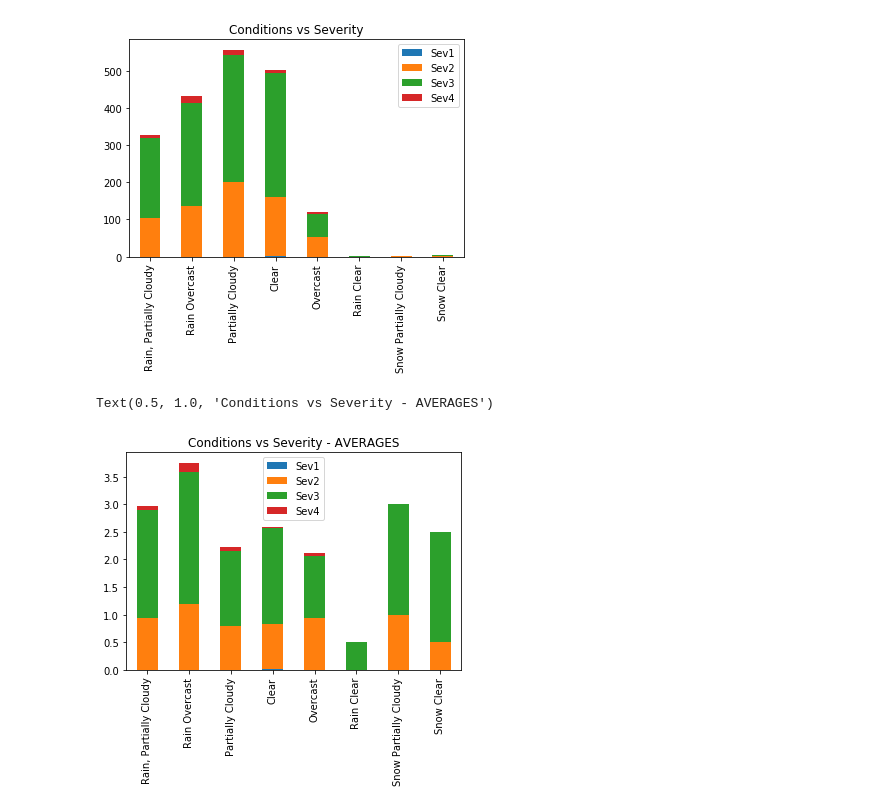
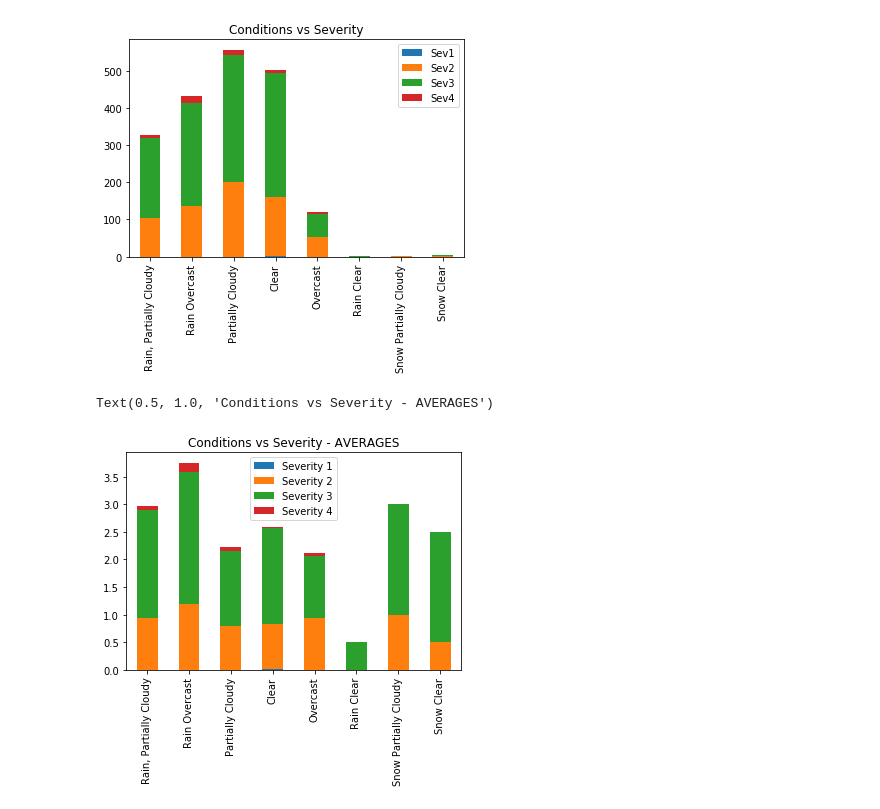
Before and after one commit to alexcaughman/iteration_station, a Jupyter notebook: Stacked Barchart attempt.ipynb, the cells around one changed output. Drawn from its saved outputs; the diff is of its cells as text; code cells hidden in the pictures.

```diff
--- a/Stacked Barchart attempt.ipynb
+++ b/Stacked Barchart attempt.ipynb
@@ -325,28 +325,28 @@ Text(0.5, 1.0, 'Conditions vs Severity')
 [figure]
 # %%
 #https://stackoverflow.com/questions/24168065/stacking-3-bars-on-top-of-each-other-via-pythons-matplotlib
-column_names = ['Sev1', 'Sev2', 'Sev3', 'Sev4']
+column_names = ['Severity 1', 'Severity 2', 'Severity 3', 'Severity 4']
 bars10 = [zip_30312_df_Rain_PC["Severity_1"].mean(),zip_30312_df_Rain_PC["Severity_2"].mean(),
          zip_30312_df_Rain_PC["Severity_3"].mean(),zip_30312_df_Rain_PC["Severity_4"].mean() ]
 bars11 = [zip_30312_df_Rain_OC["Severity_1"].mean(),zip_30312_df_Rain_OC["Severity_2"].mean(),
          zip_30312_df_Rain_OC["Severity_3"].mean(),zip_30312_df_Rain_OC["Severity_4"].mean() ]
 bars12 = [zip_30312_df_PC["Severity_1"].mean(),zip_30312_df_PC["Severity_2"].mean(),
          zip_30312_df_PC["Severity_3"].mean(),zip_30312_df_PC["Severity_4"].mean() ]
 bars13 = [zip_30312_df_Clear["Severity_1"].mean(),zip_30312_df_Clear["Severity_2"].mean(),
          zip_30312_df_Clear["Severity_3"].mean(),zip_30312_df_Clear["Severity_4"].mean() ]
 bars14 = [zip_30312_df_OC["Severity_1"].mean(),zip_30312_df_OC["Severity_2"].mean(),
          zip_30312_df_OC["Severity_3"].mean(),zip_30312_df_OC["Severity_4"].mean() ]
 bars15 = [zip_30312_df_Rain_Clear["Severity_1"].mean(),zip_30312_df_Rain_Clear["Severity_2"].mean(),
          zip_30312_df_Rain_Clear["Severity_3"].mean(),zip_30312_df_Rain_Clear["Severity_4"].mean() ]
 bars16 = [zip_30312_df_Snow_PC["Severity_1"].mean(),zip_30312_df_Snow_PC["Severity_2"].mean(),
          zip_30312_df_Snow_PC["Severity_3"].mean(),zip_30312_df_Snow_PC["Severity_4"].mean() ]
 bars17 = [zip_30312_df_Snow_Clear["Severity_1"].mean(),zip_30312_df_Snow_Clear["Severity_2"].mean(),
          zip_30312_df_Snow_Clear["Severity_3"].mean(),zip_30312_df_Snow_Clear["Severity_4"].mean() ]
 
 df = pd.DataFrame([bars10, bars11, bars12, bars13, bars14, bars15, bars16, bars17], columns = column_names)
 df.plot.bar(stacked=True)
 plt.xticks([0, 1, 2,3,4,5,6,7], ['Rain, Partially Cloudy', 'Rain Overcast', 'Partially Cloudy', 'Clear','Overcast', 'Rain Clear', 'Snow Partially Cloudy', 'Snow Clear'])
 plt.title("Conditions vs Severity - AVERAGES")
 # %% [output]
 Text(0.5, 1.0, 'Conditions vs Severity - AVERAGES')
-[figure, old version]
+[figure, new version]
```
Also changed, not shown: 1 other file.
